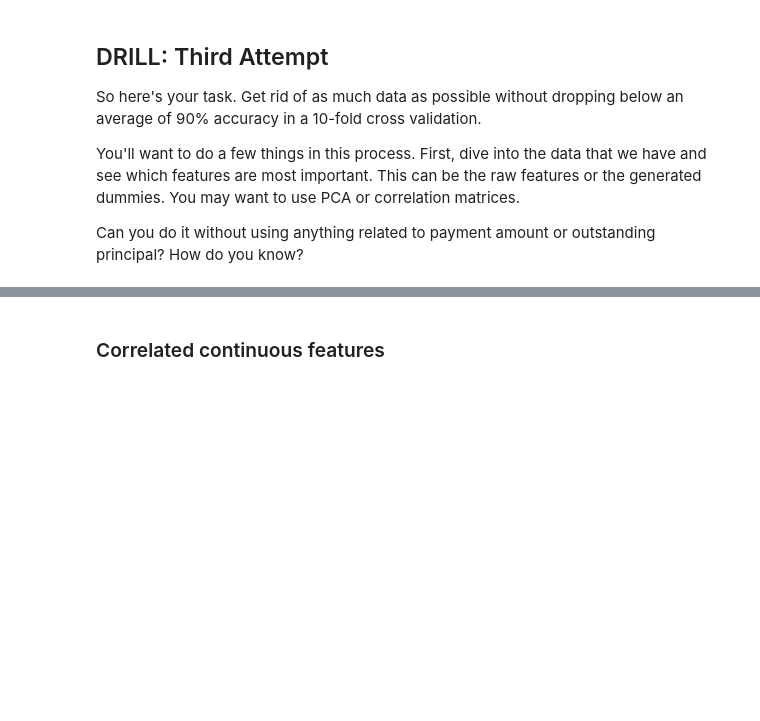
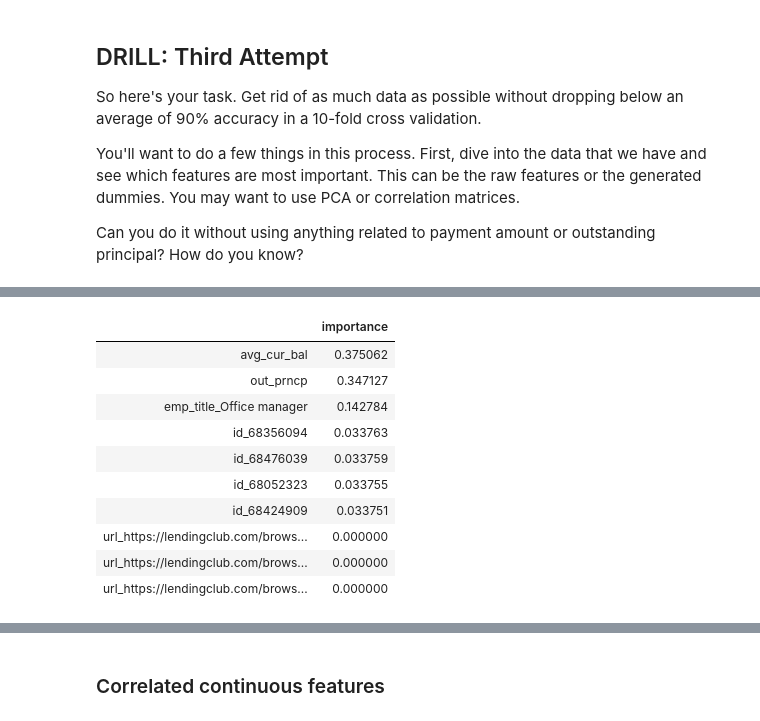
Before and after one commit to mrkjhsn/Thinkful-Exercises, a Jupyter notebook: random_forest_guided_example.ipynb, the cells around one changed output, grey strips where cells are left out. Saved outputs shown, nothing was run; the diff lists cells and outputs as text; code cells hidden in the pictures; blank space fills up the shorter version.

```diff
--- a/random_forest_guided_example.ipynb
+++ b/random_forest_guided_example.ipynb
@@ -189,0 +235,18 @@ practice.head()
+# %%
+f_importances = pd.DataFrame(decision_tree.feature_importances_,
+                            X.columns,
+                            columns=['importance']).sort_values('importance', ascending=False)
+# %%
+f_importances.head(10)
+# %% [output]
+|  | importance |
+| avg_cur_bal | 0.375062 |
+| out_prncp | 0.347127 |
+| emp_title_Office manager | 0.142784 |
+| id_68356094 | 0.033763 |
+| id_68476039 | 0.033759 |
+| id_68052323 | 0.033755 |
+| id_68424909 | 0.033751 |
+| url_https://lendingclub.com/brows... | 0.000000 |
+| url_https://lendingclub.com/brows... | 0.000000 |
+| url_https://lendingclub.com/brows... | 0.000000 |
```
Also changed, not shown: parts of 45 cells of this notebook.
